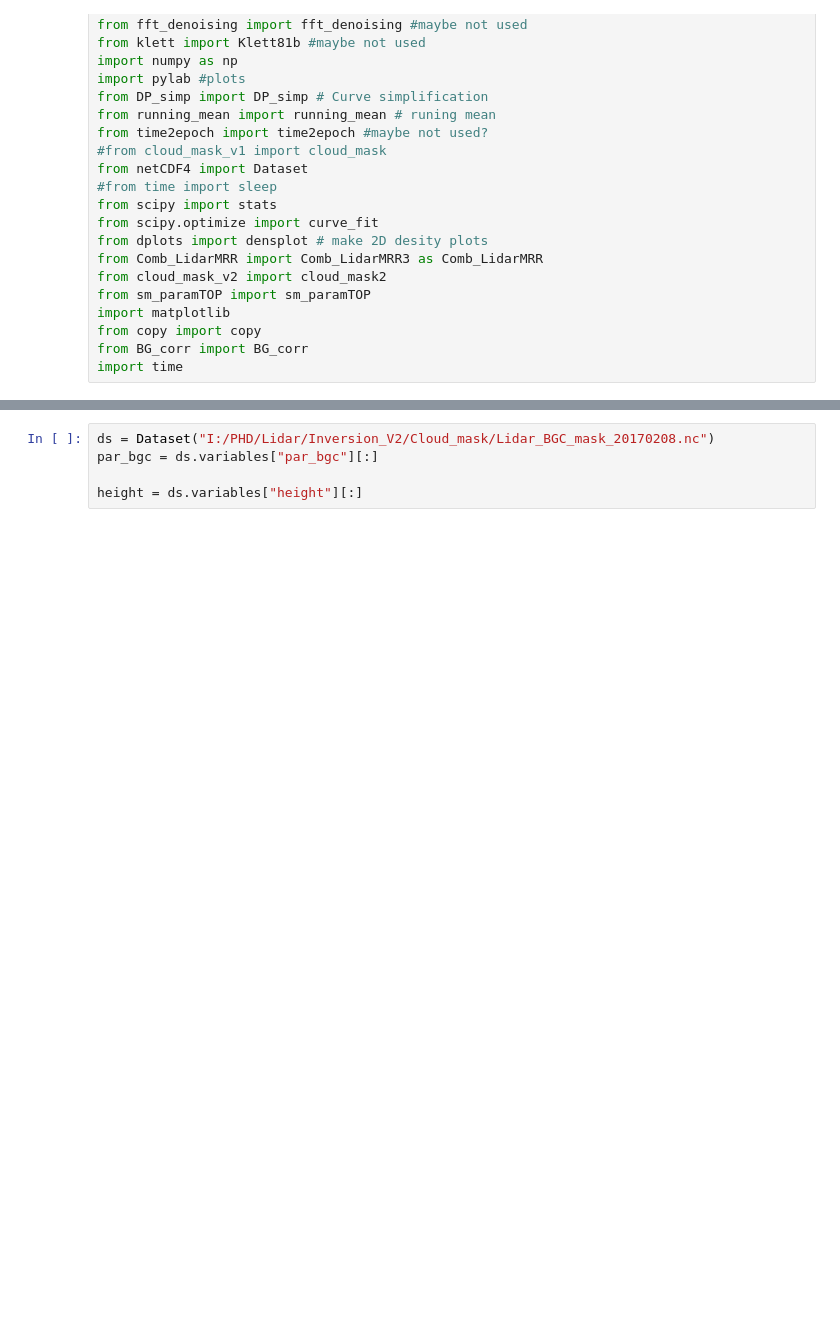
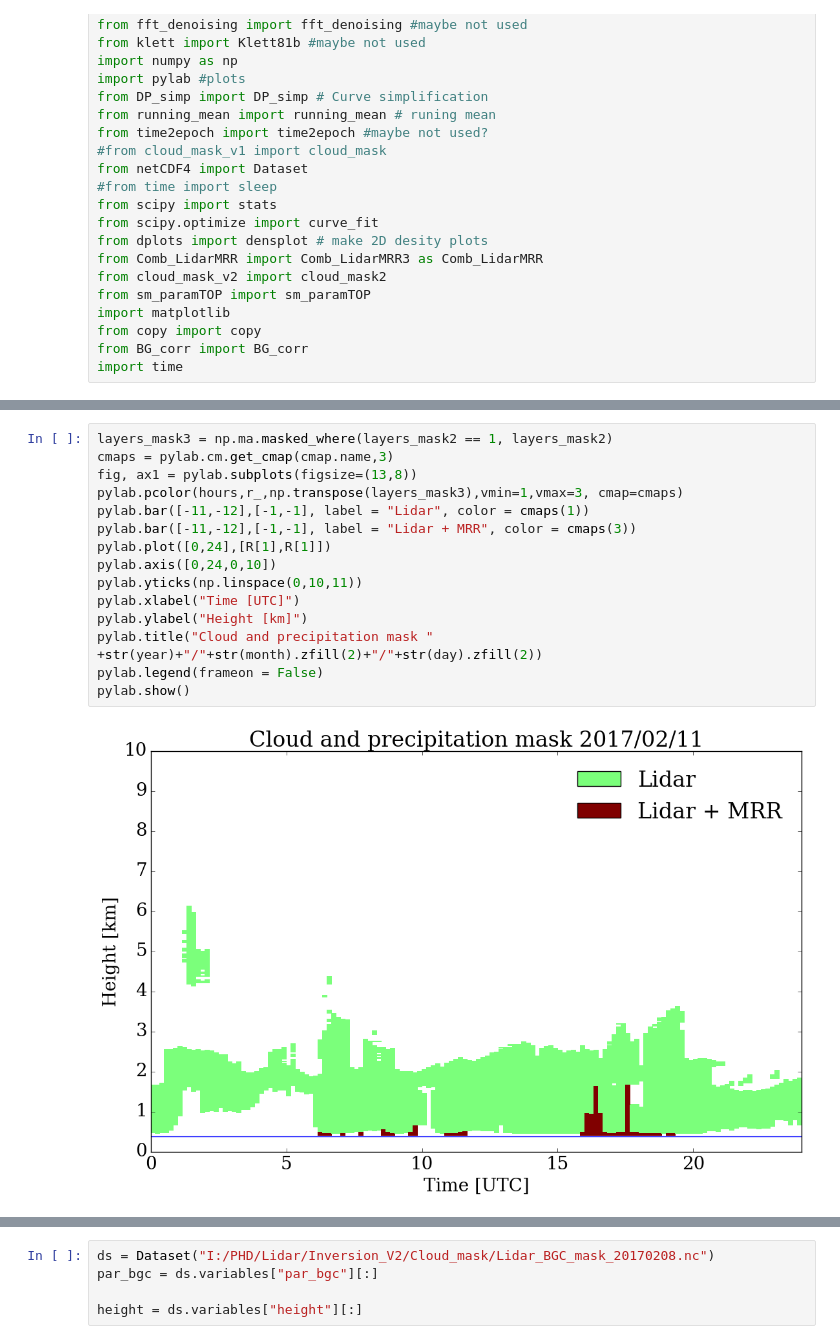
Before and after one commit to cduranalarcon/Lidar_DDU, a Jupyter notebook: Notebooks/temp.ipynb, the cells around one changed output, grey strips where cells are left out. Drawn from its saved outputs; the diff is of its cells as text; blank space fills up the shorter version.

```diff
--- a/Notebooks/temp.ipynb
+++ b/Notebooks/temp.ipynb
@@ -237,0 +282,17 @@ for year in range(year0[0],year0[1]+1):
+# %%
+layers_mask3 = np.ma.masked_where(layers_mask2 == 1, layers_mask2)
+cmaps = pylab.cm.get_cmap(cmap.name,3)
+fig, ax1 = pylab.subplots(figsize=(13,8))
+pylab.pcolor(hours,r_,np.transpose(layers_mask3),vmin=1,vmax=3, cmap=cmaps)
+pylab.bar([-11,-12],[-1,-1], label = "Lidar", color = cmaps(1))
+pylab.bar([-11,-12],[-1,-1], label = "Lidar + MRR", color = cmaps(3))
+pylab.plot([0,24],[R[1],R[1]])
+pylab.axis([0,24,0,10])
+pylab.yticks(np.linspace(0,10,11))
+pylab.xlabel("Time [UTC]")
+pylab.ylabel("Height [km]")
+pylab.title("Cloud and precipitation mask " +str(year)+"/"+str(month).zfill(2)+"/"+str(day).zfill(2))
+pylab.legend(frameon = False)
+pylab.show()
+# %% [output]
+[figure, added]
```
Also changed, not shown: parts of 15 cells of this notebook.
